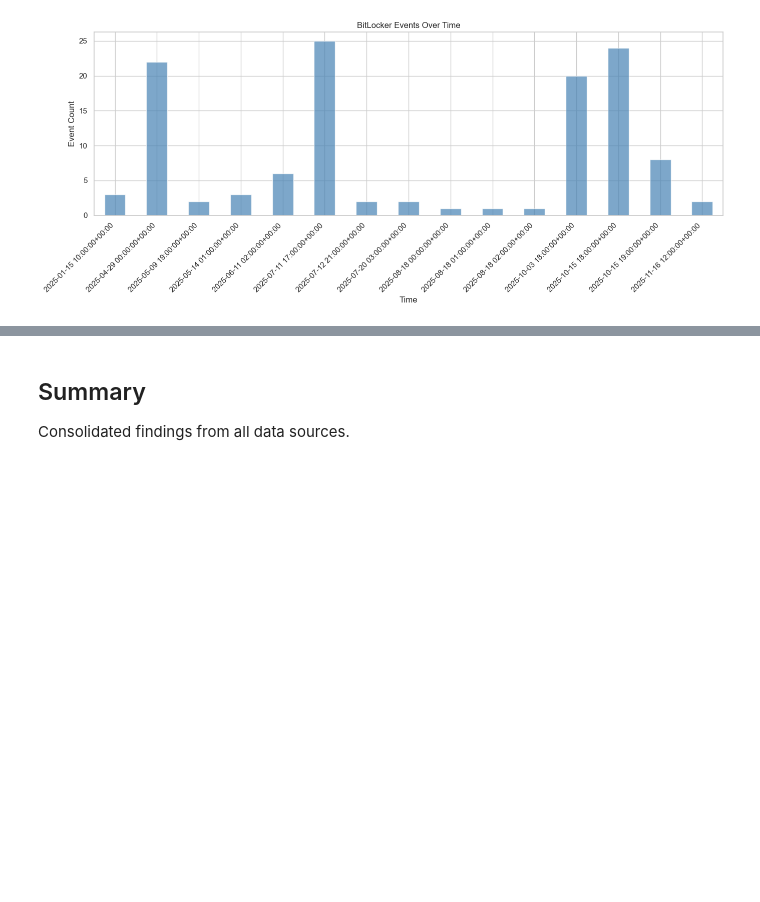
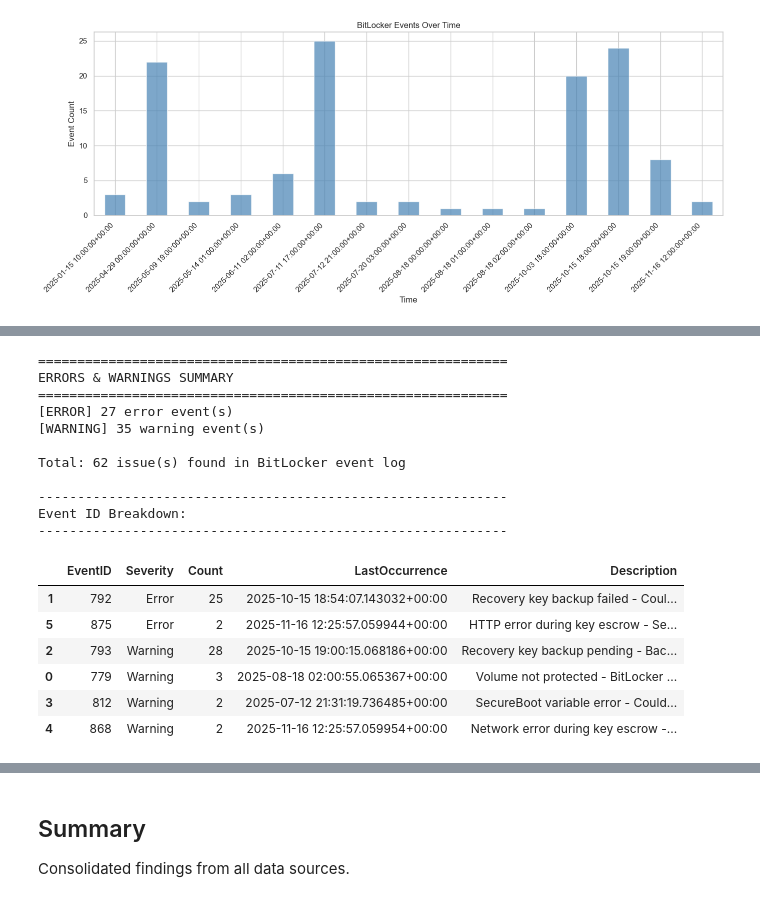
Before and after one commit to kkaminsk/Get-BitLockerStatus, a Jupyter notebook: Analysis.ipynb, the cells around one changed output, grey strips where cells are left out. Drawn from its saved outputs; the diff is of its cells as text; code cells hidden in the pictures; blank space fills up the shorter version.

```diff
--- a/Analysis.ipynb
+++ b/Analysis.ipynb
@@ -529,0 +578,60 @@ if HAS_PLOTTING and bitlocker_events_df is not None and 'TimeCreated' in bitlock
+# %%
+# Display errors and warnings summary
+if bitlocker_errors_df is not None and len(bitlocker_errors_df) > 0:
+    error_count = len(bitlocker_errors_df[bitlocker_errors_df['Severity'] == 'Error'])
+    warning_count = len(bitlocker_errors_df[bitlocker_errors_df['Severity'] == 'Warning'])
+    critical_count = len(bitlocker_errors_df[bitlocker_errors_df['Severity'] == 'Critical'])
+
+    print("=" * 60)
+    print("ERRORS & WARNINGS SUMMARY")
+    print("=" * 60)
+
+    if critical_count > 0:
+        print(f"[CRITICAL] {critical_count} critical event(s)")
+    if error_count > 0:
+        print(f"[ERROR] {error_count} error event(s)")
+    if warning_count > 0:
+        print(f"[WARNING] {warning_count} warning event(s)")
+
+    print(f"\nTotal: {len(bitlocker_errors_df)} issue(s) found in BitLocker event log")
+
+    # Show counts by Event ID with descriptions
+    print("\n" + "-" * 60)
+    print("Event ID Breakdown:")
+    print("-" * 60)
+
+    event_summary = bitlocker_errors_df.groupby(['EventID', 'Severity']).agg({
+        'TimeCreated': ['count', 'max']
+    }).reset_index()
+    event_summary.columns = ['EventID', 'Severity', 'Count', 'LastOccurrence']
+    event_summary['Description'] = event_summary['EventID'].apply(
+        lambda x: BITLOCKER_EVENT_DESCRIPTIONS.get(str(x), 'Unknown event')
+    )
+    event_summary = event_summary.sort_values(['Severity', 'Count'], ascending=[True, False])
+
+    display(event_summary[['EventID', 'Severity', 'Count', 'LastOccurrence', 'Description']])
+
+else:
+    print("=" * 60)
+    print("ERRORS & WARNINGS SUMMARY")
+    print("=" * 60)
+    print("\n[OK] No errors or warnings found in BitLocker event log.")
+# %% [output]
+============================================================
+ERRORS & WARNINGS SUMMARY
+============================================================
+[ERROR] 27 error event(s)
+[WARNING] 35 warning event(s)
+
+Total: 62 issue(s) found in BitLocker event log
+
+------------------------------------------------------------
+Event ID Breakdown:
+------------------------------------------------------------
+|  | EventID | Severity | Count | LastOccurrence | Description |
+| 1 | 792 | Error | 25 | 2025-10-15 18:54:07.143032+00:00 | Recovery key backup failed - Coul... |
+| 5 | 875 | Error | 2 | 2025-11-16 12:25:57.059944+00:00 | HTTP error during key escrow - Se... |
+| 2 | 793 | Warning | 28 | 2025-10-15 19:00:15.068186+00:00 | Recovery key backup pending - Bac... |
+| 0 | 779 | Warning | 3 | 2025-08-18 02:00:55.065367+00:00 | Volume not protected - BitLocker ... |
+| 3 | 812 | Warning | 2 | 2025-07-12 21:31:19.736485+00:00 | SecureBoot variable error - Could... |
+| 4 | 868 | Warning | 2 | 2025-11-16 12:25:57.059954+00:00 | Network error during key escrow -... |
```
Also changed, not shown: parts of 6 cells of this notebook, 1 other file.
